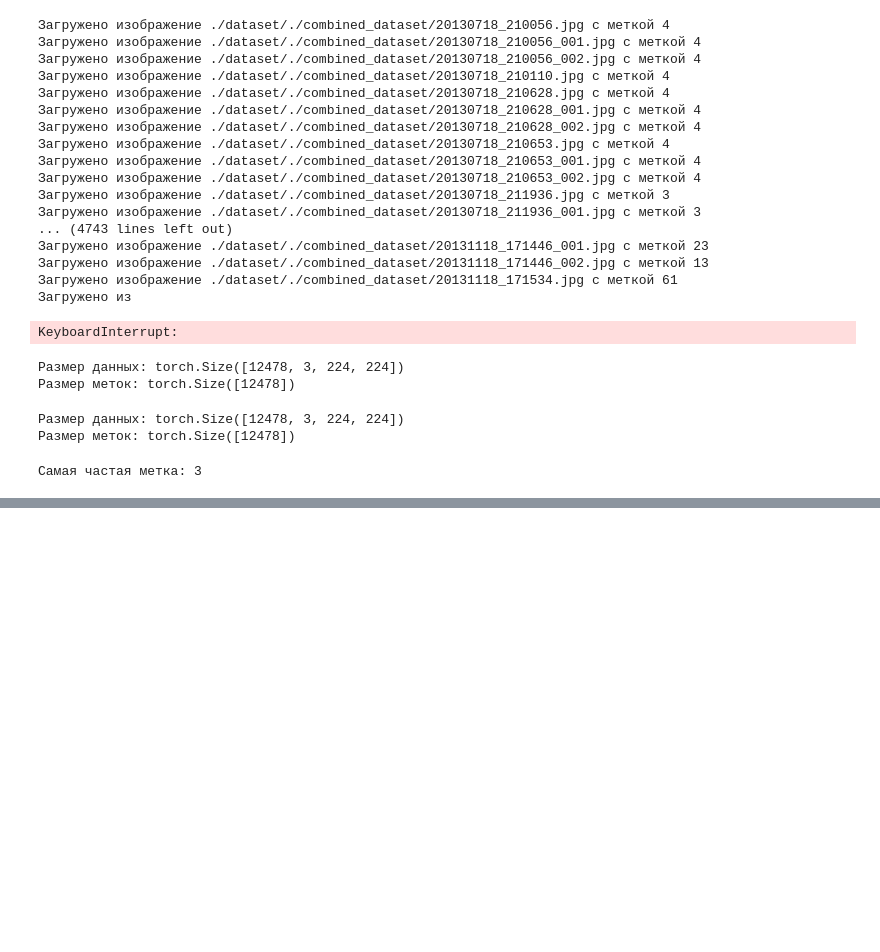
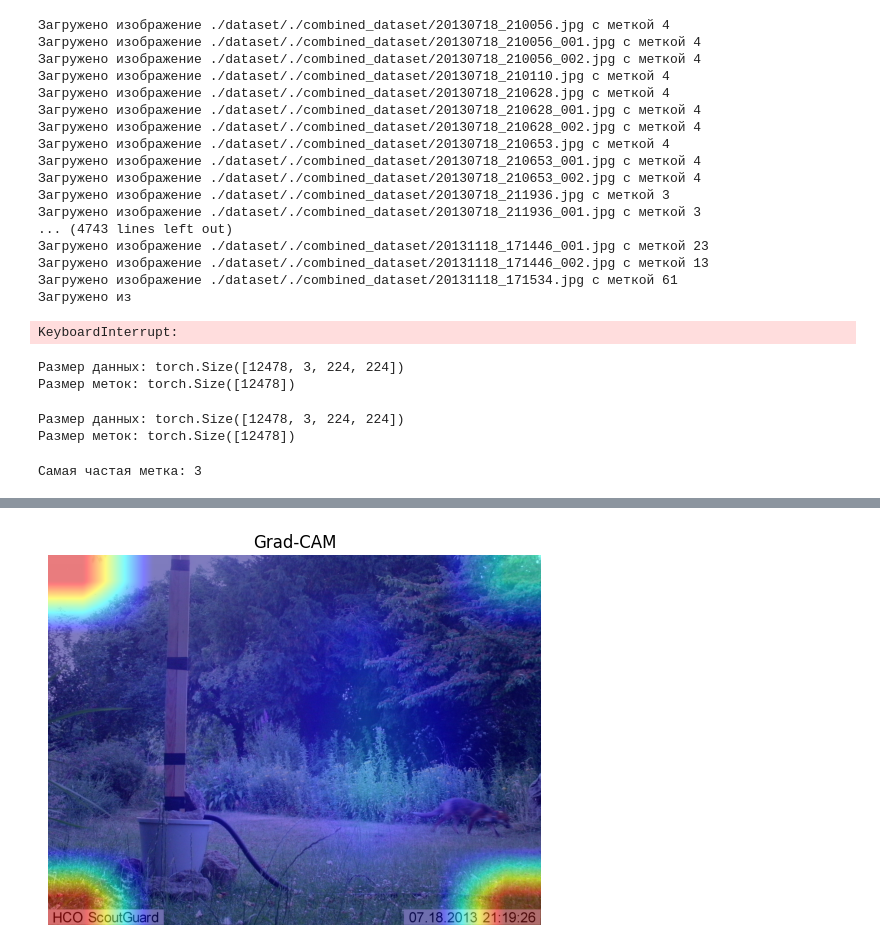
Before and after one commit to ark2016/AKG-course-work, a Jupyter notebook: experiment.ipynb, the cells around one changed output, grey strips where cells are left out. Drawn from its saved outputs; the diff is of its cells as text; code cells hidden in the pictures; blank space fills up the shorter version.

```diff
--- a/experiment.ipynb
+++ b/experiment.ipynb
@@ -143,0 +276,8 @@ model = model.to("cuda" if torch.cuda.is_available() else "cpu")
+# %%
+# Отображение Grad-CAM
+plt.imshow(cam_image)
+plt.title("Grad-CAM")
+plt.axis("off")
+plt.show()
+# %% [output]
+[figure, added]
```
Also changed, not shown: parts of 17 cells of this notebook.
